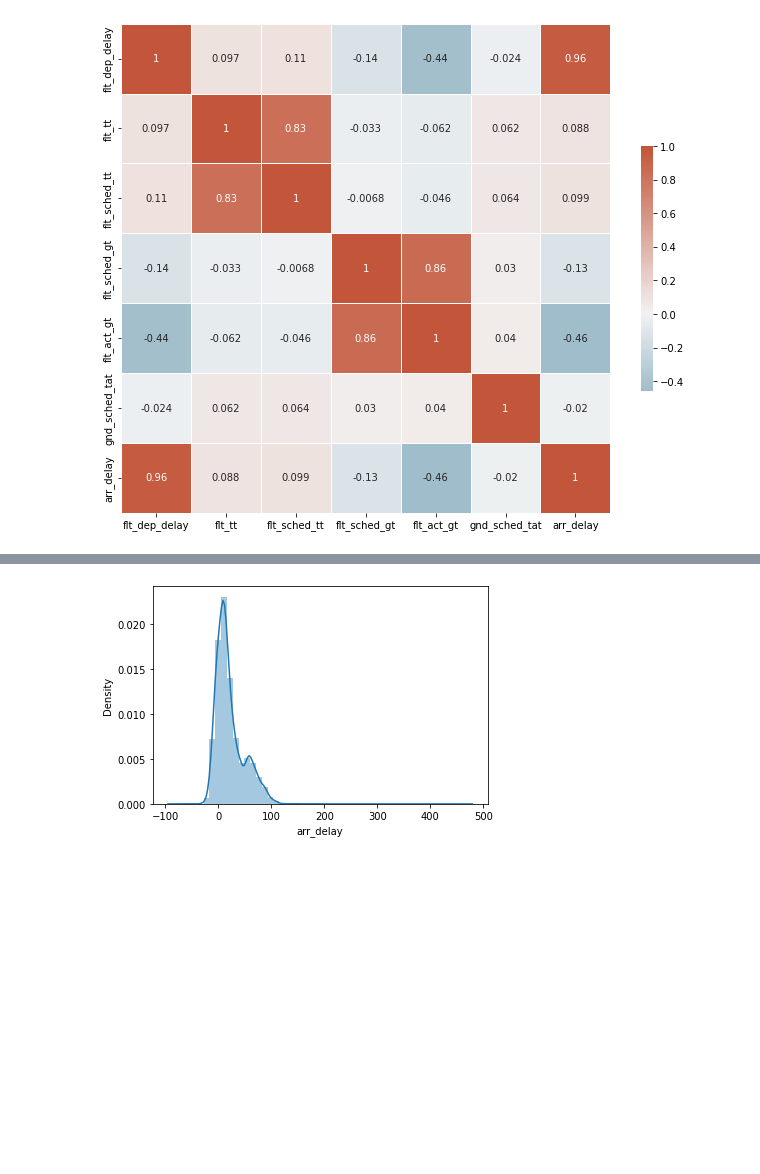
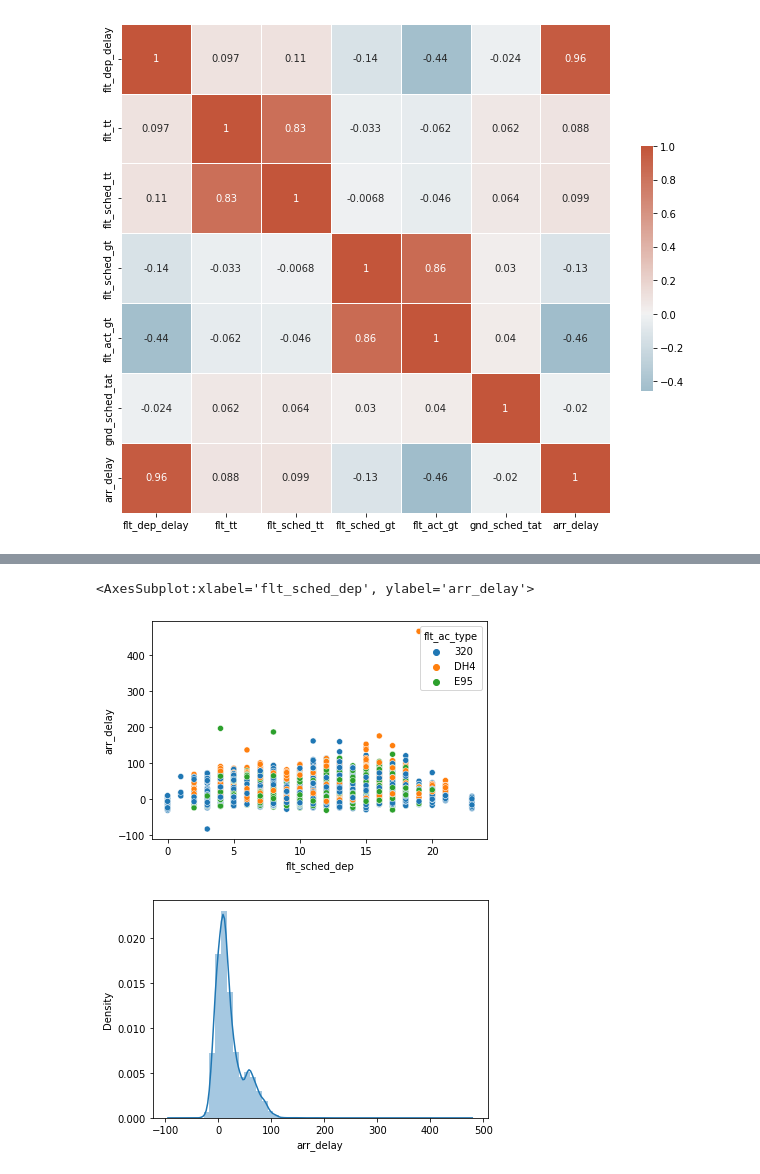
Before and after one commit to HinNerd/Flight_Prediction, a Jupyter notebook: notebooks/feature_engineering.ipynb, the cells around one changed output, grey strips where cells are left out. Saved outputs shown, nothing was run; the diff lists cells and outputs as text; code cells hidden in the pictures; blank space fills up the shorter version.

```diff
--- a/notebooks/feature_engineering.ipynb
+++ b/notebooks/feature_engineering.ipynb
@@ -243,3 +287,9 @@ KeyError: 'hour_of_day_dep'
+# %%
+# Plot Scatterplot of arr_delay vs time on date
+sns.scatterplot(x=df['flt_sched_dep'].dt.hour, y=df['arr_delay'], hue=df['flt_ac_type'])
+# %% [output]
+<AxesSubplot:xlabel='flt_sched_dep', ylabel='arr_delay'>
+[figure, added]
 # %%
 # Plot histogram of dependent variable including pdf
 sns.distplot(df['arr_delay'], kde=True);
```
Also changed, not shown: parts of 8 cells of this notebook, 2 other files.
